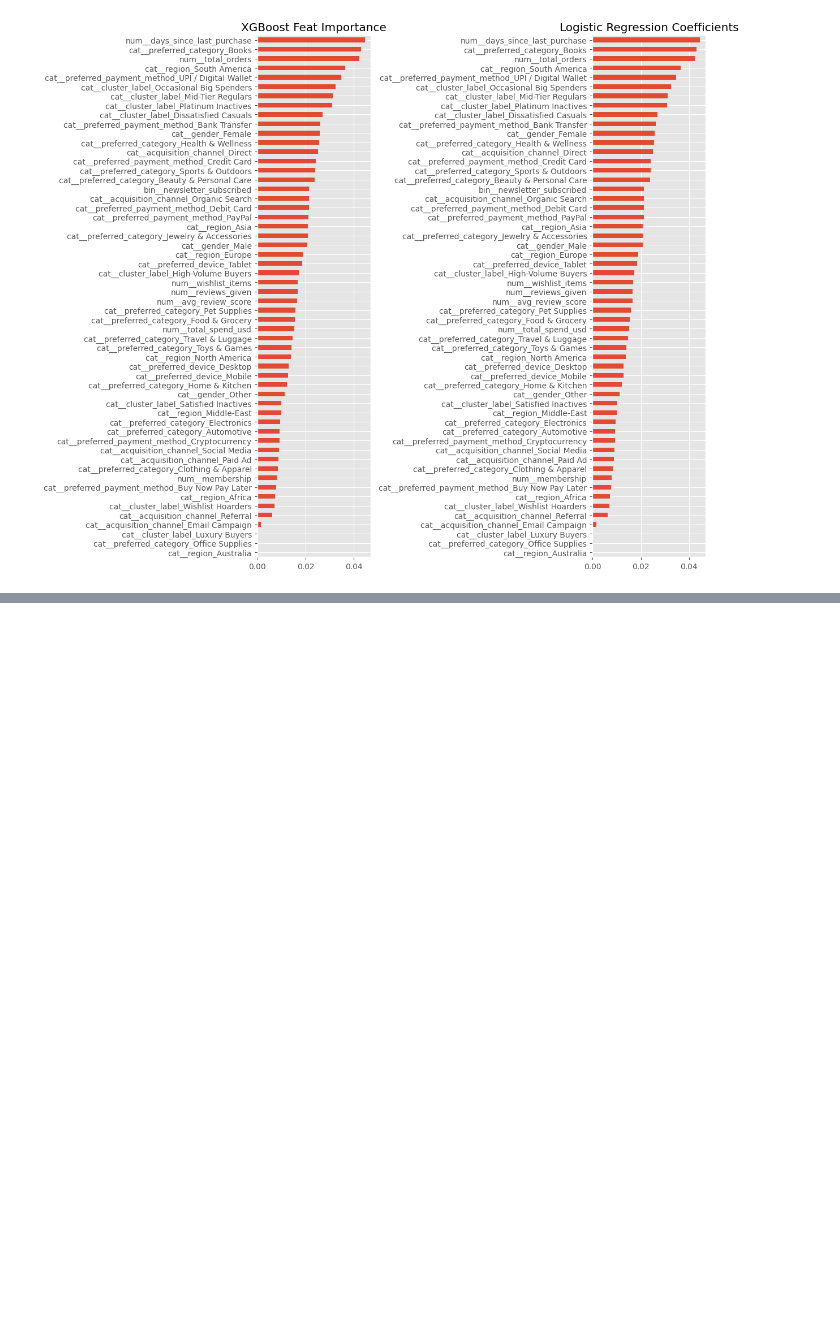
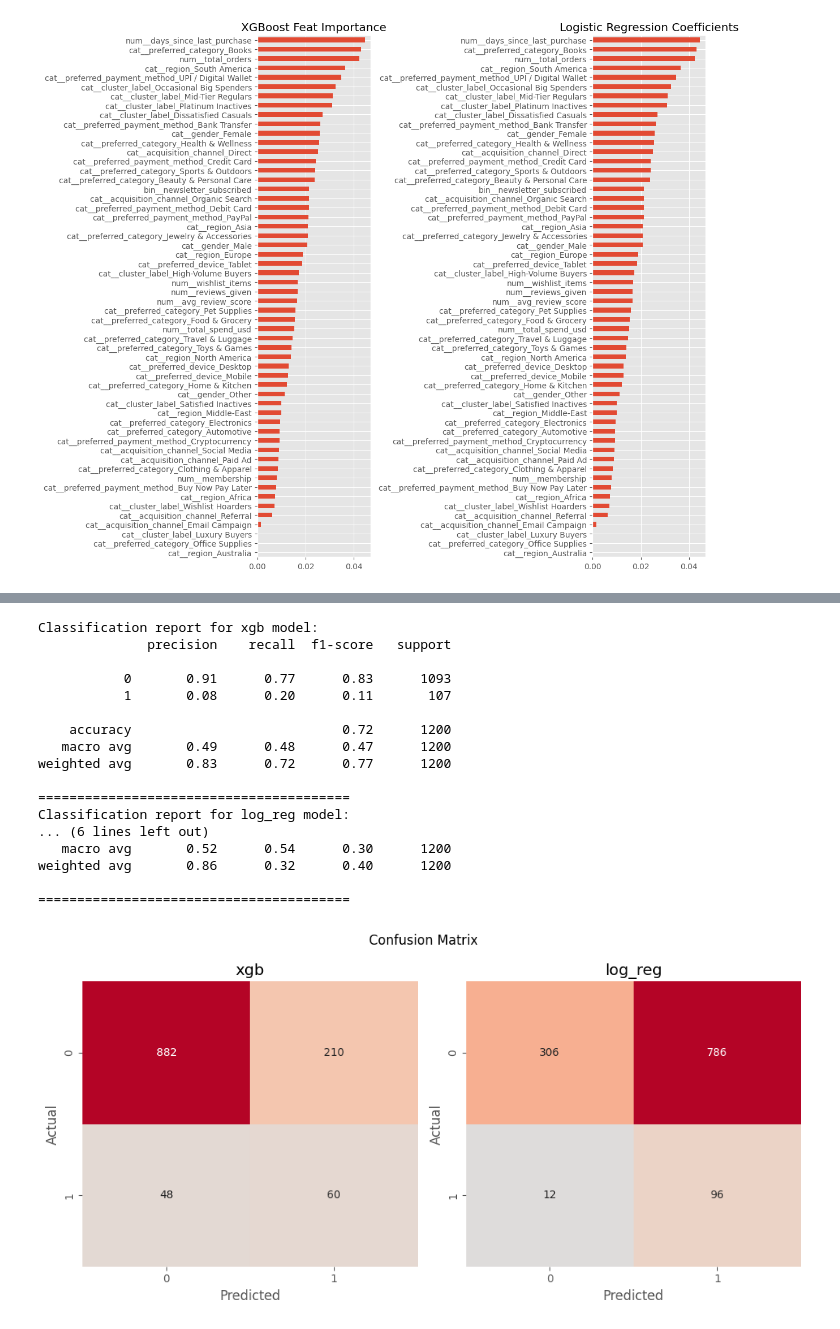
Before and after one commit to Doug-Vo/ML-Self-Project, a Jupyter notebook: Machine Learning/e_commerce.ipynb, the cells around one changed output, grey strips where cells are left out. Saved outputs shown, nothing was run; the diff lists cells and outputs as text; code cells hidden in the pictures; blank space fills up the shorter version.

```diff
--- a/Machine Learning/e_commerce.ipynb
+++ b/Machine Learning/e_commerce.ipynb
@@ -860,0 +923,42 @@ plt.show()
+# %%
+plt.figure(figsize=(10, 5))
+for count, (name, model) in enumerate(models.items()):
+
+    y_prob = model.predict_proba(X_test)[:, 1]
+
+    y_pred = (y_prob >= best_threshold[name]).astype(int)
+
+    print(f"Classification report for {name} model:")
+    print(classification_report(y_val, y_pred))
+    print("==" * 20)
+
+    plt.subplot(1, 2, count + 1)
+    cm = confusion_matrix(y_test, y_pred)
+    sns.heatmap(cm, cmap = 'coolwarm', cbar = False, center = 0,
+                annot = True, fmt = 'd')
+    plt.title(f'{name}')
+    plt.suptitle('Confusion Matrix')
+    plt.ylabel('Actual')
+    plt.xlabel('Predicted')
+
+plt.tight_layout()
+plt.show()
+# %% [output]
+Classification report for xgb model:
+              precision    recall  f1-score   support
+
+           0       0.91      0.77      0.83      1093
+           1       0.08      0.20      0.11       107
+
+    accuracy                           0.72      1200
+   macro avg       0.49      0.48      0.47      1200
+weighted avg       0.83      0.72      0.77      1200
+
+========================================
+Classification report for log_reg model:
+... (6 lines left out)
+   macro avg       0.52      0.54      0.30      1200
+weighted avg       0.86      0.32      0.40      1200
+
+========================================
+[figure, added]
```
Also changed, not shown: parts of 3 cells of this notebook, 3 other files.
